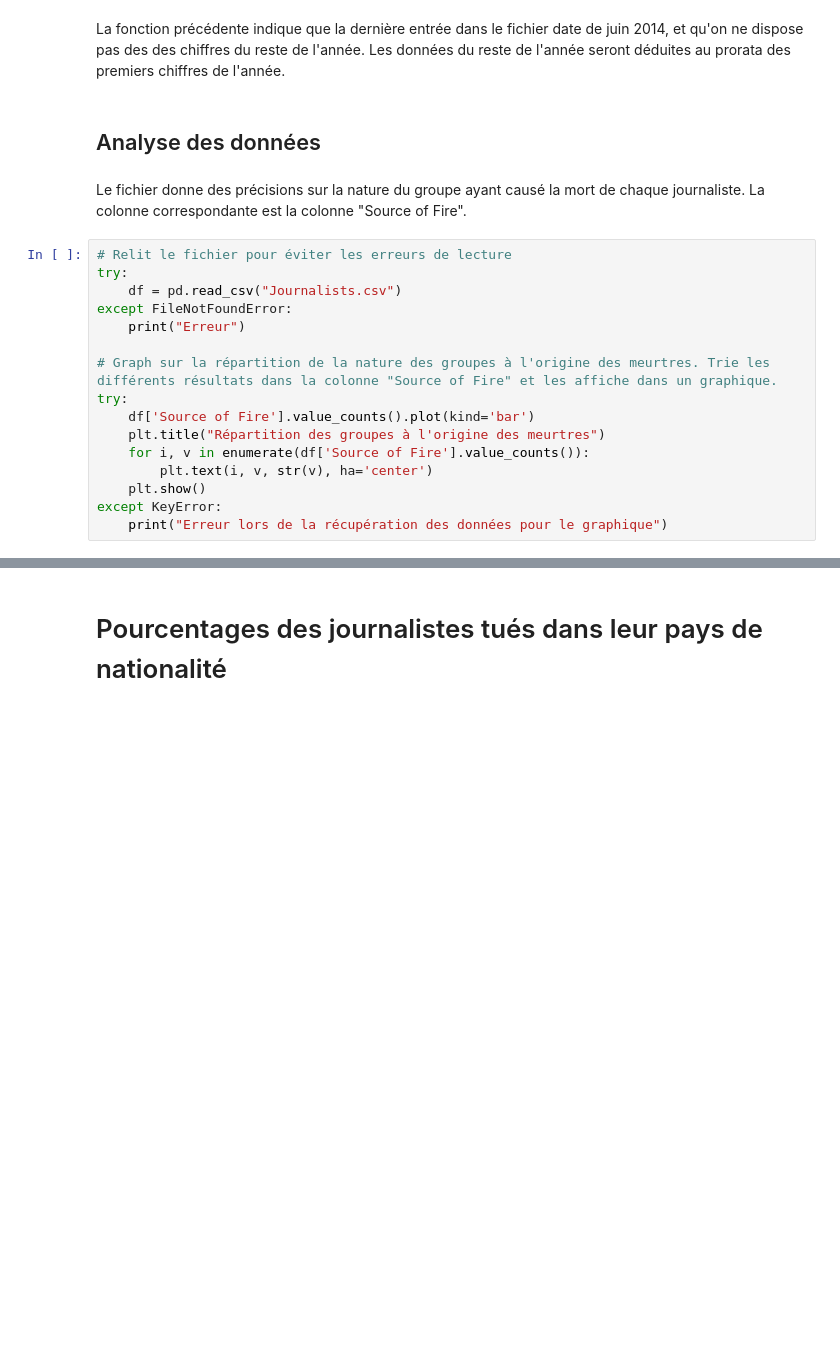
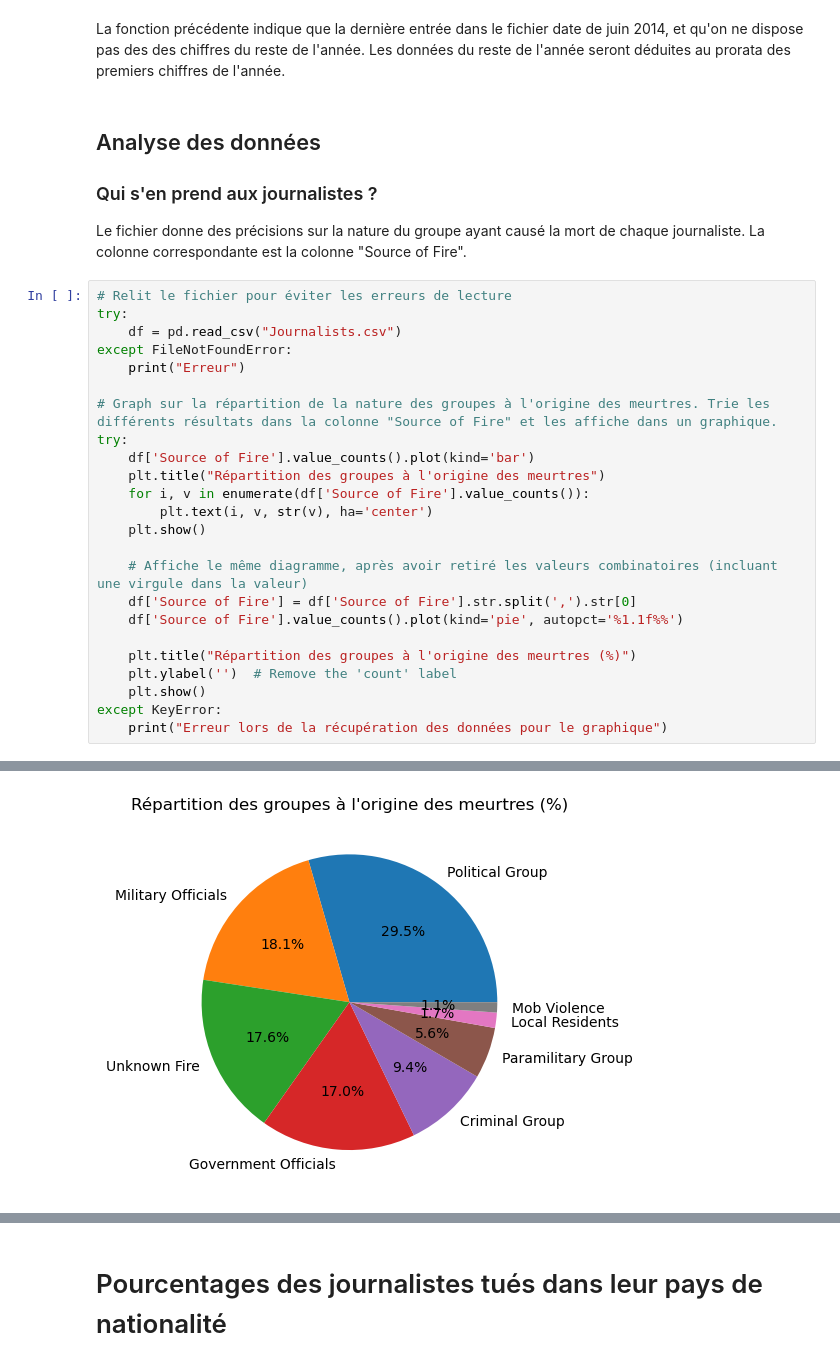
Before and after one commit to AlikakilA/Python_Manipulation_Data, a Jupyter notebook: rapport.ipynb, the cells around one changed output, grey strips where cells are left out. Saved outputs shown, nothing was run; the diff lists cells and outputs as text; blank space fills up the shorter version.

Commit message:
Feat : enregistrement des données sur branche avant merge

```diff
--- a/rapport.ipynb
+++ b/rapport.ipynb
@@ -87,27 +91,38 @@ L'entrée la plus récente correspond à Anton Voloshin, tué le June 24, 2014 e
 # %% [markdown]
 La fonction précédente indique que la dernière entrée dans le fichier date de juin 2014, et qu'on ne dispose pas des des chiffres du reste de l'année. Les données du reste de l'année seront déduites au prorata des premiers chiffres de l'année.
-# %% [markdown]
-## Analyse des données
 # %% [markdown]
+## Analyse des données
+
+### Qui s'en prend aux journalistes ?
+
 Le fichier donne des précisions sur la nature du groupe ayant causé la mort de chaque journaliste. La colonne correspondante est la colonne "Source of Fire".
 # %%
 # Relit le fichier pour éviter les erreurs de lecture
 try:
     df = pd.read_csv("Journalists.csv")
 except FileNotFoundError:
     print("Erreur")
 
 # Graph sur la répartition de la nature des groupes à l'origine des meurtres. Trie les différents résultats dans la colonne "Source of Fire" et les affiche dans un graphique.
 try:
     df['Source of Fire'].value_counts().plot(kind='bar')
     plt.title("Répartition des groupes à l'origine des meurtres")
     for i, v in enumerate(df['Source of Fire'].value_counts()):
         plt.text(i, v, str(v), ha='center')
     plt.show()
+
+    # Affiche le même diagramme, après avoir retiré les valeurs combinatoires (incluant une virgule dans la valeur)
+    df['Source of Fire'] = df['Source of Fire'].str.split(',').str[0]
+    df['Source of Fire'].value_counts().plot(kind='pie', autopct='%1.1f%%')
+
+    plt.title("Répartition des groupes à l'origine des meurtres (%)")
+    plt.ylabel('')  # Remove the 'count' label
+    plt.show()
 except KeyError:
     print("Erreur lors de la récupération des données pour le graphique")
 # %% [output]
 [figure]
+[figure, added]
 # %%
 try:
     df = pd.read_csv("Journalists.csv")
```
Also changed, not shown: parts of 10 cells of this notebook.
